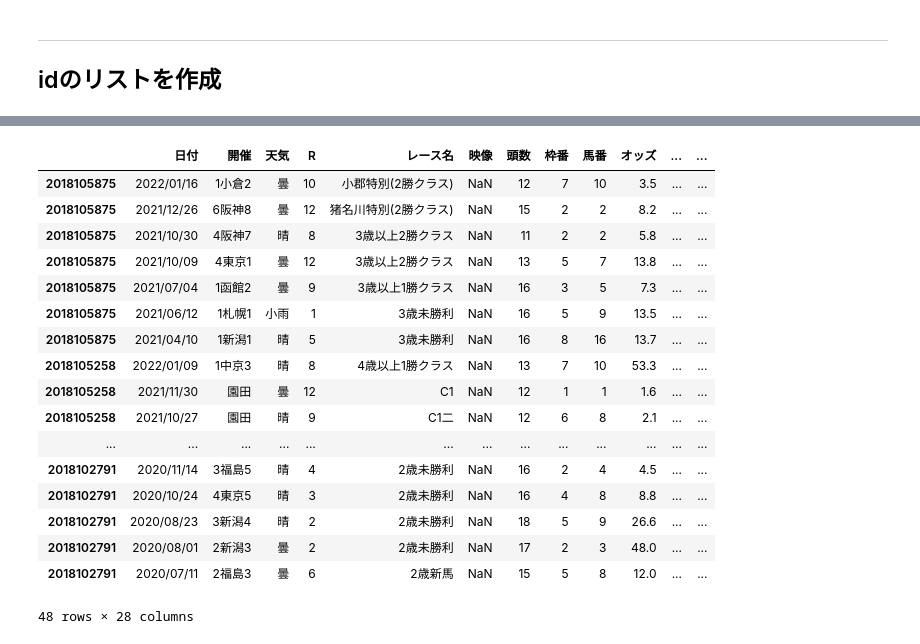
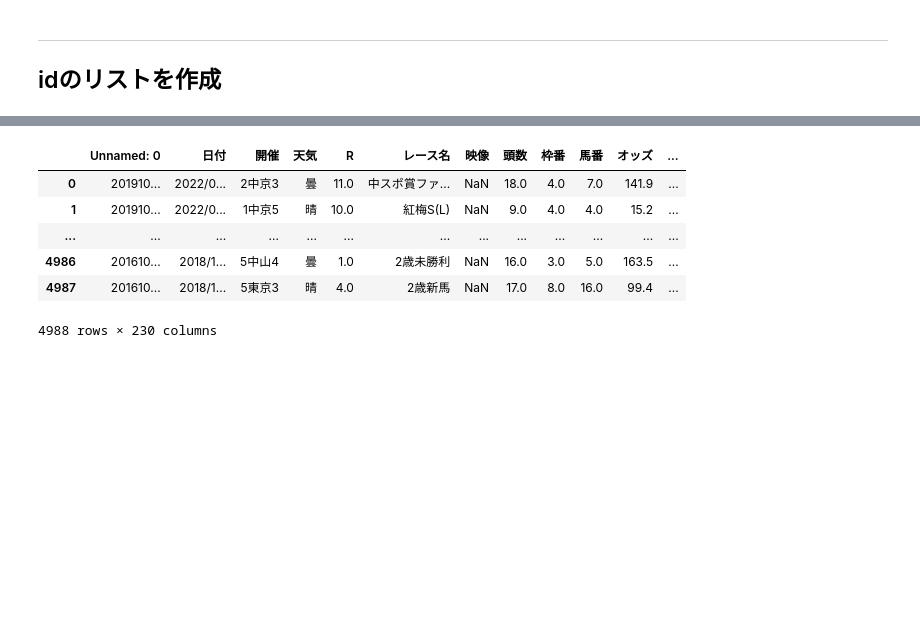
Before and after one commit to abe-masafumi/sklran-test, a Jupyter notebook: hourse_data/3.add.id.ipynb, the cells around one changed output, grey strips where cells are left out. Saved outputs shown, nothing was run; the diff lists cells and outputs as text; code cells hidden in the pictures; blank space fills up the shorter version.

```diff
--- a/hourse_data/3.add.id.ipynb
+++ b/hourse_data/3.add.id.ipynb
@@ -8,5 +8,9 @@ import pandas as pd
 import re
 import time
 from tqdm import tqdm
+
+pd.options.display.max_rows = 5
+pd.options.display.max_columns = 100
+pd.options.display.max_colwidth = 10
 # %%
 
@@ -96,4 +100,4 @@ print(len(df))
 # %%
-pd.set_option('display.max_rows',None)
+# pd.set_option('display.max_rows',None)
 
 df_add_id = pd.concat([df,results],axis=1)
@@ -170,5 +183,5 @@ for key in horse_results.keys():
   horse_results[key].index = [key] * len(horse_results[key])
 results = pd.concat([horse_results[key] for key in horse_results.keys()],sort=False)
 # %%
-pd.set_option('display.max_rows',10)
-results
+# pd.set_option('display.max_rows',10)
+# results
@@ -190,23 +189,12 @@ results
 results.to_csv("horse_vs_data.csv")
 # %%
 df = pd.read_csv('horse_vs_data.csv')
-df.iloc[:,:28]
+df
 # %% [output]
-|  | 日付 | 開催 | 天気 | R | レース名 | 映像 | 頭数 | 枠番 | 馬番 | オッズ | ... | ... |
-| 2018105875 | 2022/01/16 | 1小倉2 | 曇 | 10 | 小郡特別(2勝クラス) | NaN | 12 | 7 | 10 | 3.5 | ... | ... |
-| 2018105875 | 2021/12/26 | 6阪神8 | 曇 | 12 | 猪名川特別(2勝クラス) | NaN | 15 | 2 | 2 | 8.2 | ... | ... |
-| 2018105875 | 2021/10/30 | 4阪神7 | 晴 | 8 | 3歳以上2勝クラス | NaN | 11 | 2 | 2 | 5.8 | ... | ... |
-| 2018105875 | 2021/10/09 | 4東京1 | 曇 | 12 | 3歳以上2勝クラス | NaN | 13 | 5 | 7 | 13.8 | ... | ... |
-| 2018105875 | 2021/07/04 | 1函館2 | 曇 | 9 | 3歳以上1勝クラス | NaN | 16 | 3 | 5 | 7.3 | ... | ... |
-| 2018105875 | 2021/06/12 | 1札幌1 | 小雨 | 1 | 3歳未勝利 | NaN | 16 | 5 | 9 | 13.5 | ... | ... |
-| 2018105875 | 2021/04/10 | 1新潟1 | 晴 | 5 | 3歳未勝利 | NaN | 16 | 8 | 16 | 13.7 | ... | ... |
-| 2018105258 | 2022/01/09 | 1中京3 | 晴 | 8 | 4歳以上1勝クラス | NaN | 13 | 7 | 10 | 53.3 | ... | ... |
-| 2018105258 | 2021/11/30 | 園田 | 曇 | 12 | C1 | NaN | 12 | 1 | 1 | 1.6 | ... | ... |
-| 2018105258 | 2021/10/27 | 園田 | 晴 | 9 | C1二 | NaN | 12 | 6 | 8 | 2.1 | ... | ... |
+|  | Unnamed: 0 | 日付 | 開催 | 天気 | R | レース名 | 映像 | 頭数 | 枠番 | 馬番 | オッズ | ... |
+| 0 | 201910... | 2022/0... | 2中京3 | 曇 | 11.0 | 中スポ賞ファ... | NaN | 18.0 | 4.0 | 7.0 | 141.9 | ... |
+| 1 | 201910... | 2022/0... | 1中京5 | 晴 | 10.0 | 紅梅S(L) | NaN | 9.0 | 4.0 | 4.0 | 15.2 | ... |
 | ... | ... | ... | ... | ... | ... | ... | ... | ... | ... | ... | ... | ... |
-| 2018102791 | 2020/11/14 | 3福島5 | 晴 | 4 | 2歳未勝利 | NaN | 16 | 2 | 4 | 4.5 | ... | ... |
-| 2018102791 | 2020/10/24 | 4東京5 | 晴 | 3 | 2歳未勝利 | NaN | 16 | 4 | 8 | 8.8 | ... | ... |
-| 2018102791 | 2020/08/23 | 3新潟4 | 晴 | 2 | 2歳未勝利 | NaN | 18 | 5 | 9 | 26.6 | ... | ... |
-| 2018102791 | 2020/08/01 | 2新潟3 | 曇 | 2 | 2歳未勝利 | NaN | 17 | 2 | 3 | 48.0 | ... | ... |
-| 2018102791 | 2020/07/11 | 2福島3 | 曇 | 6 | 2歳新馬 | NaN | 15 | 5 | 8 | 12.0 | ... | ... |
+| 4986 | 201610... | 2018/1... | 5中山4 | 曇 | 1.0 | 2歳未勝利 | NaN | 16.0 | 3.0 | 5.0 | 163.5 | ... |
+| 4987 | 201610... | 2018/1... | 5東京3 | 晴 | 4.0 | 2歳新馬 | NaN | 17.0 | 8.0 | 16.0 | 99.4 | ... |
-48 rows × 28 columns
+4988 rows × 230 columns
```
Also changed, not shown: parts of 10 cells of this notebook, 5 other files.
